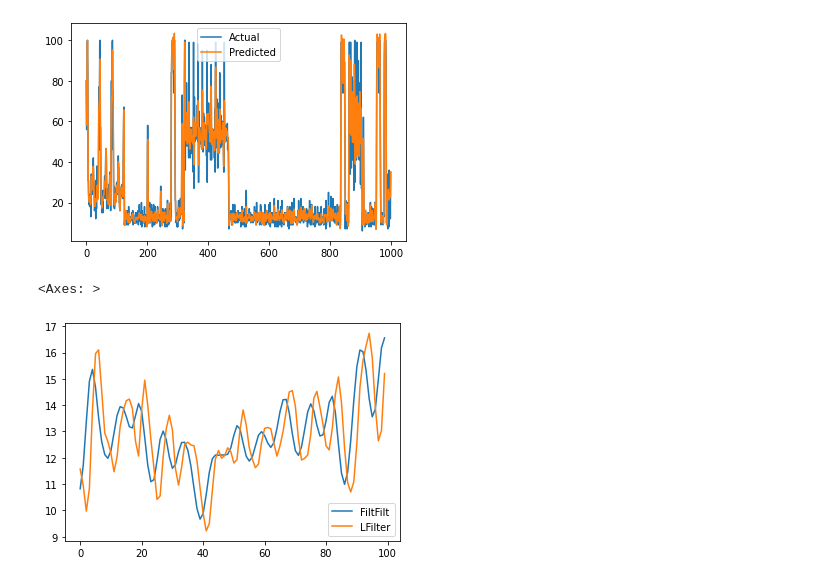
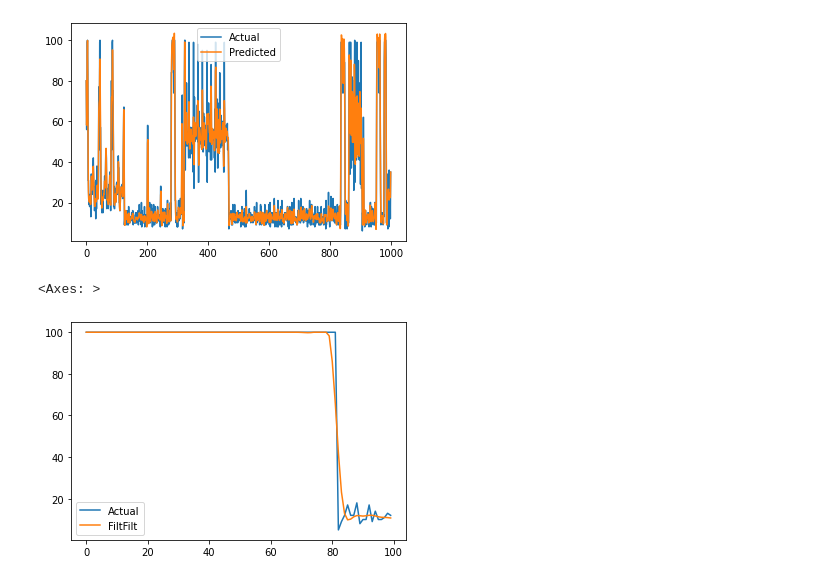
Before and after one commit to dipayan2/ARMAModel, a Jupyter notebook: Train_TestModel.ipynb, the cells around one changed output. Saved outputs shown, nothing was run; the diff lists cells and outputs as text; code cells hidden in the pictures.

```diff
--- a/Train_TestModel.ipynb
+++ b/Train_TestModel.ipynb
@@ -1676,21 +1584,21 @@ def butter_lfilter(data, cutoff, fs=2.0, order=2,passtype='low'):
     y = np.array(y)
     return y
 # %%
-# utilData = getNewDataFrame('./UtilTestFinal')
+utilData = getNewDataFrame('./UtilTestFinal')
 PASS='low'
 df_raw = pd.DataFrame()
 df_raw['endog'] = utilData.bUtil
 dx = df_raw.endog.to_numpy()
 dy = np.clip(butter_filter(df_raw.endog.to_numpy(),0.25,passtype=PASS),-100,100)
 dz = np.clip(butter_lfilter(df_raw.endog.to_numpy(),0.25,passtype=PASS),-100,100)
 df_plot = pd.DataFrame()
-df_plot['Actual'] = dx[7600:7700]
-df_plot['FiltFilt'] = dy[7600:7700]
-df_plot['LFilter'] = dz[7600:7700]
+df_plot['Actual'] = dx[7500:7600]
+df_plot['FiltFilt'] = dy[7500:7600]
+df_plot['LFilter'] = dz[7500:7600]
 # df_plot[['Actual','FiltFilt','LFilter']].plot()
-# df_plot[['Actual','FiltFilt']].plot()
+df_plot[['Actual','FiltFilt']].plot()
 # df_plot[['Actual','LFilter']].plot()
-df_plot[['FiltFilt','LFilter']].plot()
+# df_plot[['FiltFilt','LFilter']].plot()
 # %% [output]
 <Axes: >
-[figure, old version]
+[figure, new version]
```
Also changed, not shown: parts of 57 cells of this notebook, 1 other file.
